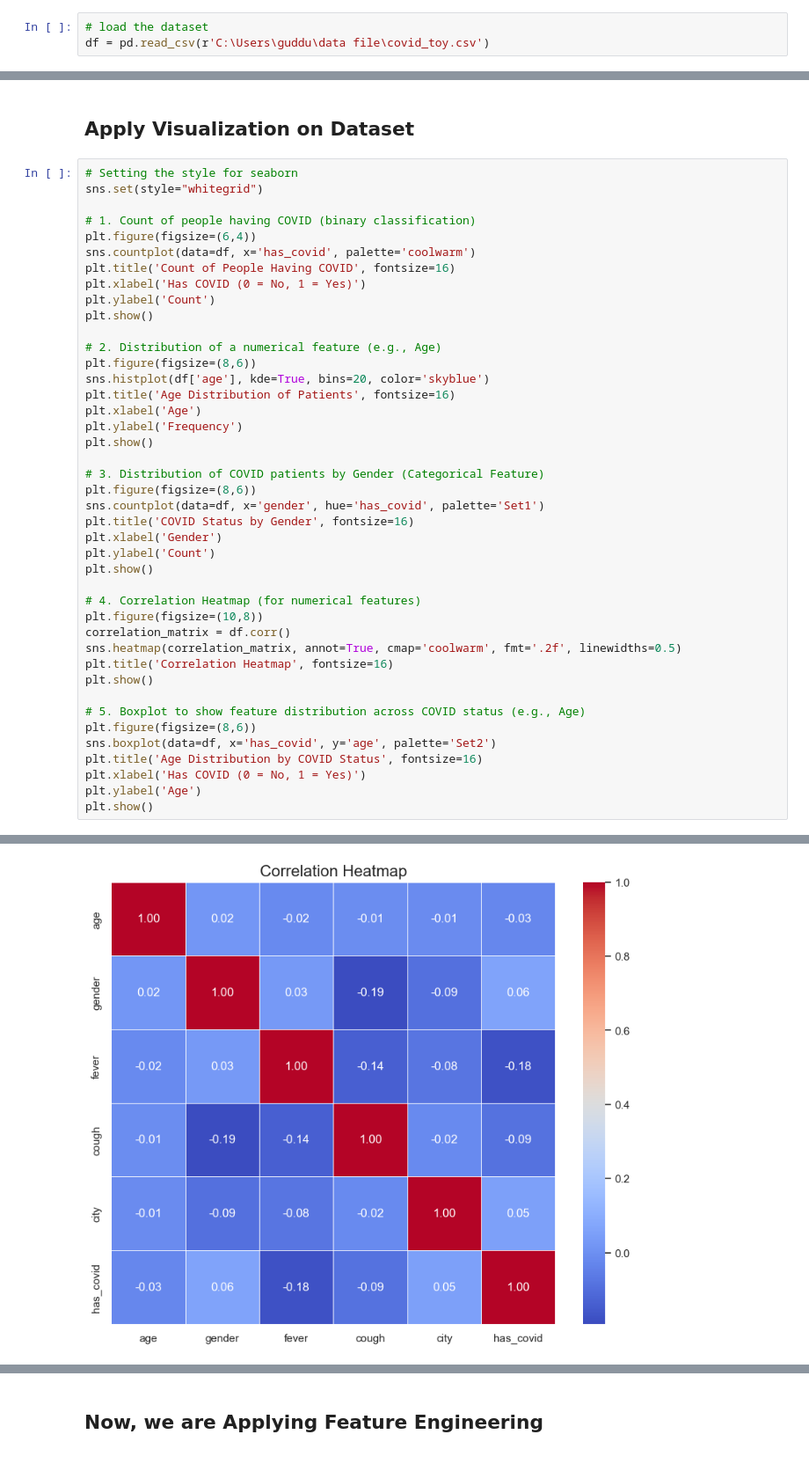
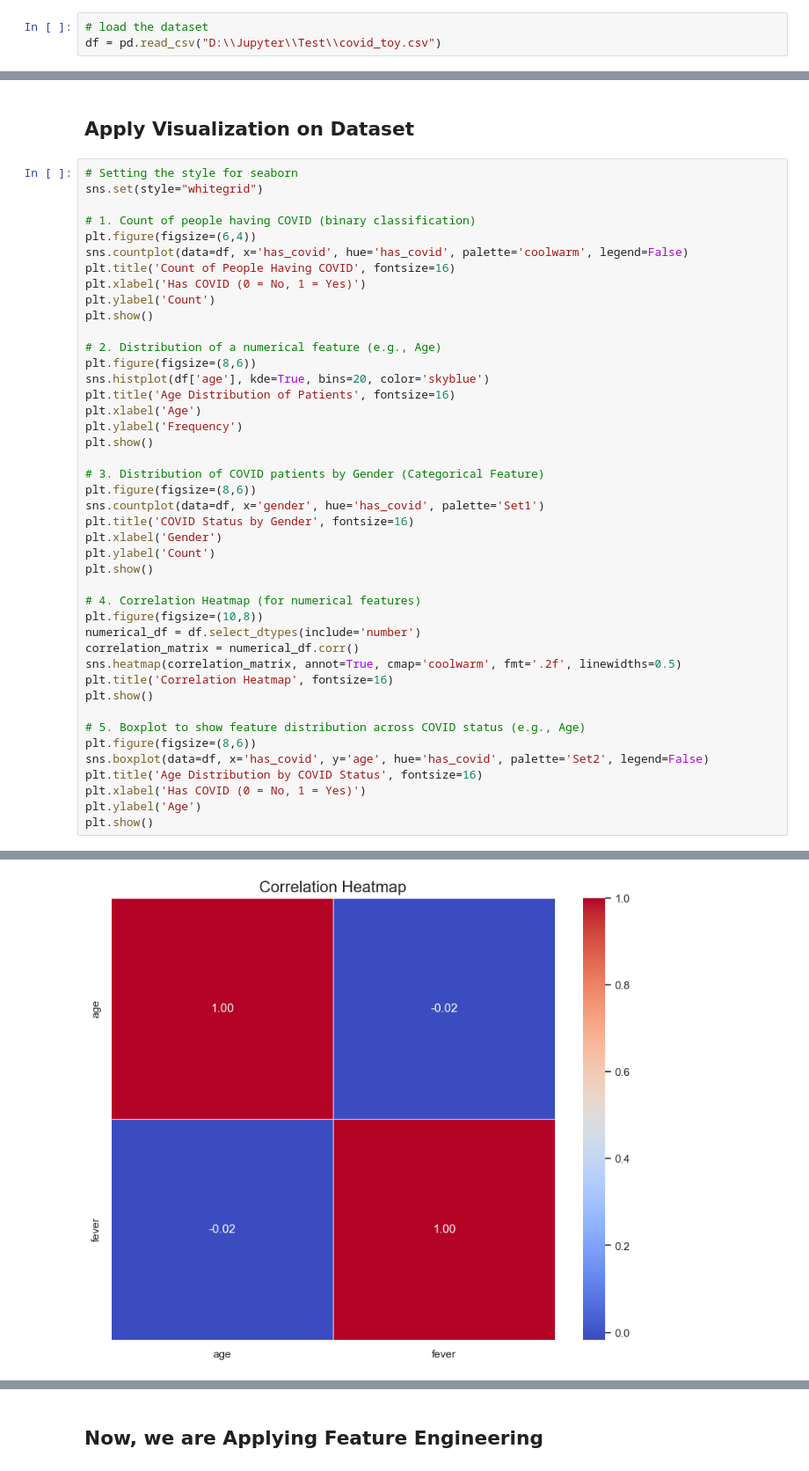
Before and after one commit to ErGudduSharma/DS_ML_Projects_1, a Jupyter notebook: ml_group_project_1.ipynb, the cells around one changed output, grey strips where cells are left out. Shown at 88% size. Cells and saved outputs as stored; diff of their text form.

```diff
--- a/ml_group_project_1.ipynb
+++ b/ml_group_project_1.ipynb
@@ -7,7 +7,7 @@ import matplotlib.pyplot as plt  # For plotting and visualizations
 import seaborn as sns    # For statistical plotting
 # %%
 # load the dataset
-df = pd.read_csv(r'C:\Users\guddu\data file\covid_toy.csv')
+df = pd.read_csv("D:\\Jupyter\\Test\\covid_toy.csv")
 # %%
 # Display the first 5 rows of the DataFrame
 df.head()
@@ -118,7 +118,7 @@ sns.set(style="whitegrid")
 
 # 1. Count of people having COVID (binary classification)
 plt.figure(figsize=(6,4))
-sns.countplot(data=df, x='has_covid', palette='coolwarm')
+sns.countplot(data=df, x='has_covid', hue='has_covid', palette='coolwarm', legend=False)
 plt.title('Count of People Having COVID', fontsize=16)
 plt.xlabel('Has COVID (0 = No, 1 = Yes)')
 plt.ylabel('Count')
@@ -142,14 +142,15 @@ plt.show()
 
 # 4. Correlation Heatmap (for numerical features)
 plt.figure(figsize=(10,8))
-correlation_matrix = df.corr()
+numerical_df = df.select_dtypes(include='number')
+correlation_matrix = numerical_df.corr()
 sns.heatmap(correlation_matrix, annot=True, cmap='coolwarm', fmt='.2f', linewidths=0.5)
 plt.title('Correlation Heatmap', fontsize=16)
 plt.show()
 
 # 5. Boxplot to show feature distribution across COVID status (e.g., Age)
 plt.figure(figsize=(8,6))
-sns.boxplot(data=df, x='has_covid', y='age', palette='Set2')
+sns.boxplot(data=df, x='has_covid', y='age', hue='has_covid', palette='Set2', legend=False)
 plt.title('Age Distribution by COVID Status', fontsize=16)
 plt.xlabel('Has COVID (0 = No, 1 = Yes)')
 plt.ylabel('Age')
@@ -164 +162 @@ Passing `palette` without assigning `hue` is deprecated and will be removed in v
-[figure, old version]
+[figure, new version]
```
Also changed, not shown: parts of 5 cells of this notebook.
